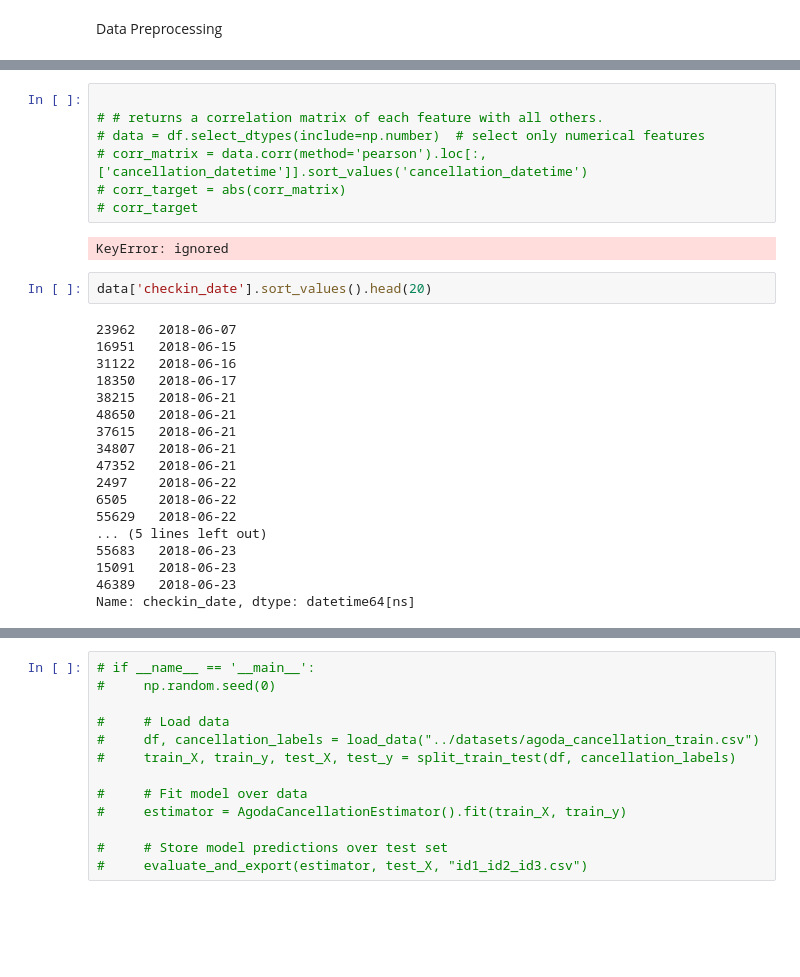
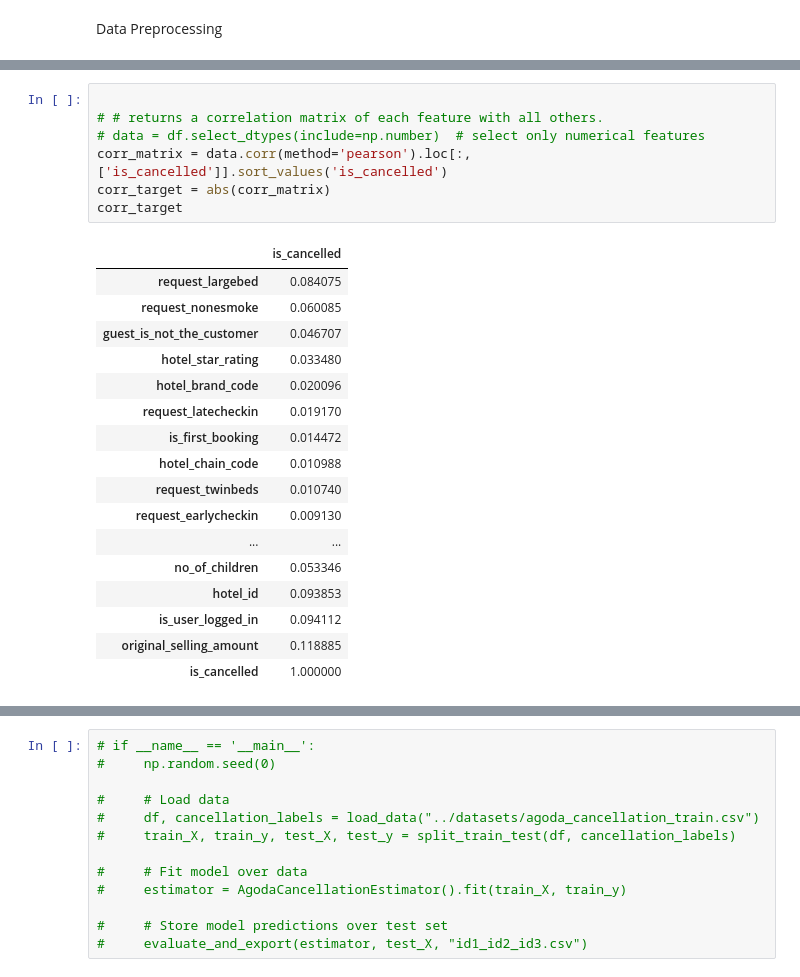
Before and after one commit to Matancoo/IML.HUJI, a Jupyter notebook: challenge/DATA_CHALLENGE.ipynb, the cells around one changed output, grey strips where cells are left out. Saved outputs shown, nothing was run; the diff lists cells and outputs as text; blank space fills up the shorter version.

```diff
--- a/challenge/DATA_CHALLENGE.ipynb
+++ b/challenge/DATA_CHALLENGE.ipynb
@@ -143,29 +184,25 @@ Warning: total number of rows (58657) exceeds max_rows (20000). Limiting to firs
 # %%
 
 # # returns a correlation matrix of each feature with all others.
 # data = df.select_dtypes(include=np.number)  # select only numerical features
-# corr_matrix = data.corr(method='pearson').loc[:, ['cancellation_datetime']].sort_values('cancellation_datetime')
-# corr_target = abs(corr_matrix)
-# corr_target
+corr_matrix = data.corr(method='pearson').loc[:, ['is_cancelled']].sort_values('is_cancelled')
+corr_target = abs(corr_matrix)
+corr_target
 # %% [output]
-KeyError: ignored
+|  | is_cancelled |
+| request_largebed | 0.084075 |
+| request_nonesmoke | 0.060085 |
+| guest_is_not_the_customer | 0.046707 |
+| hotel_star_rating | 0.033480 |
+| hotel_brand_code | 0.020096 |
+| request_latecheckin | 0.019170 |
+| is_first_booking | 0.014472 |
+| hotel_chain_code | 0.010988 |
+| request_twinbeds | 0.010740 |
+| request_earlycheckin | 0.009130 |
+| ... | ... |
+| no_of_children | 0.053346 |
+| hotel_id | 0.093853 |
+| is_user_logged_in | 0.094112 |
+| original_selling_amount | 0.118885 |
+| is_cancelled | 1.000000 |
-# %%
-data['checkin_date'].sort_values().head(20)
-# %% [output]
-23962   2018-06-07
-16951   2018-06-15
-31122   2018-06-16
-18350   2018-06-17
-38215   2018-06-21
-48650   2018-06-21
-37615   2018-06-21
-34807   2018-06-21
-47352   2018-06-21
-2497    2018-06-22
-6505    2018-06-22
-55629   2018-06-22
-... (5 lines left out)
-55683   2018-06-23
-15091   2018-06-23
-46389   2018-06-23
-Name: checkin_date, dtype: datetime64[ns]
```
Also changed, not shown: parts of 7 cells of this notebook.
